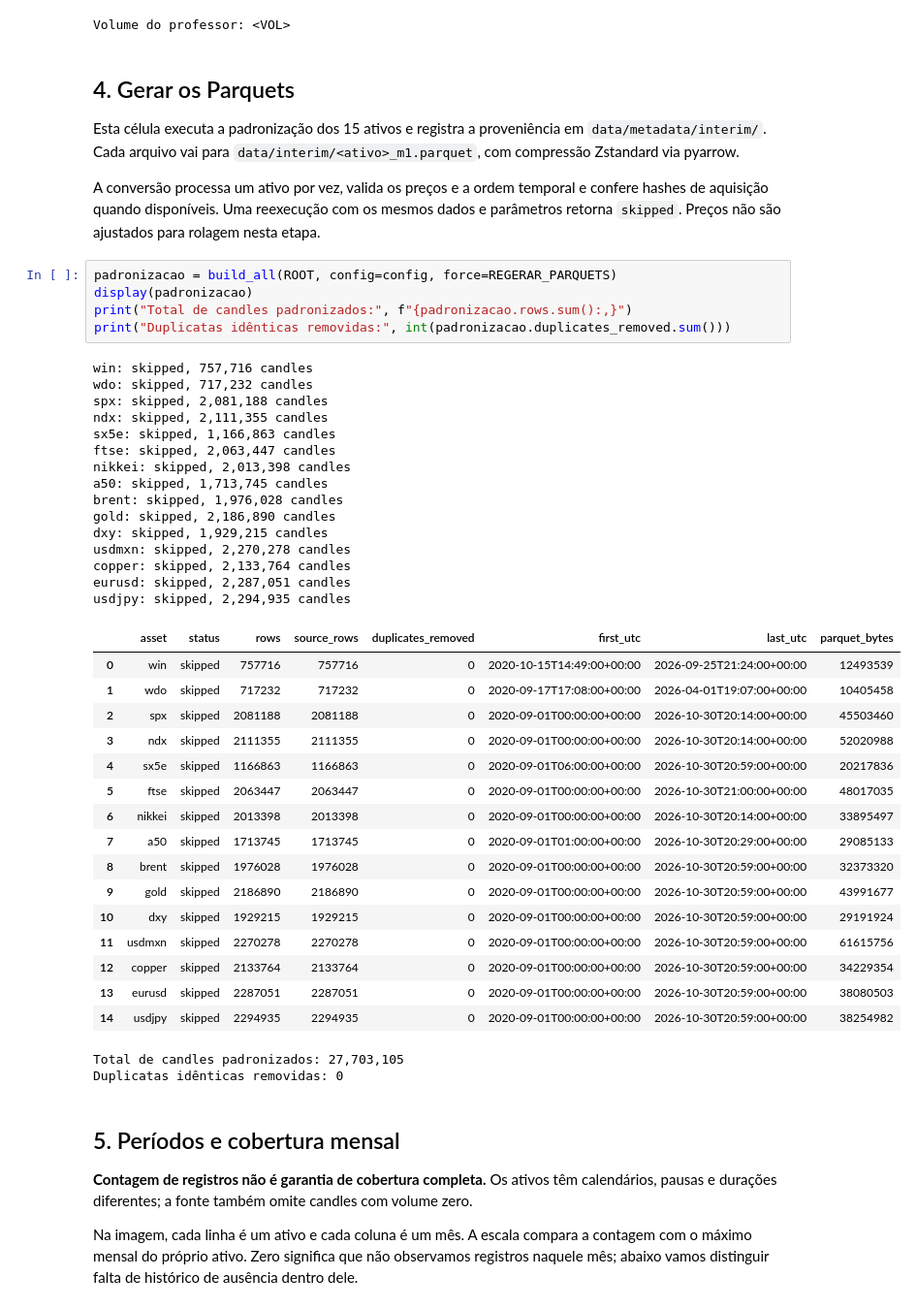
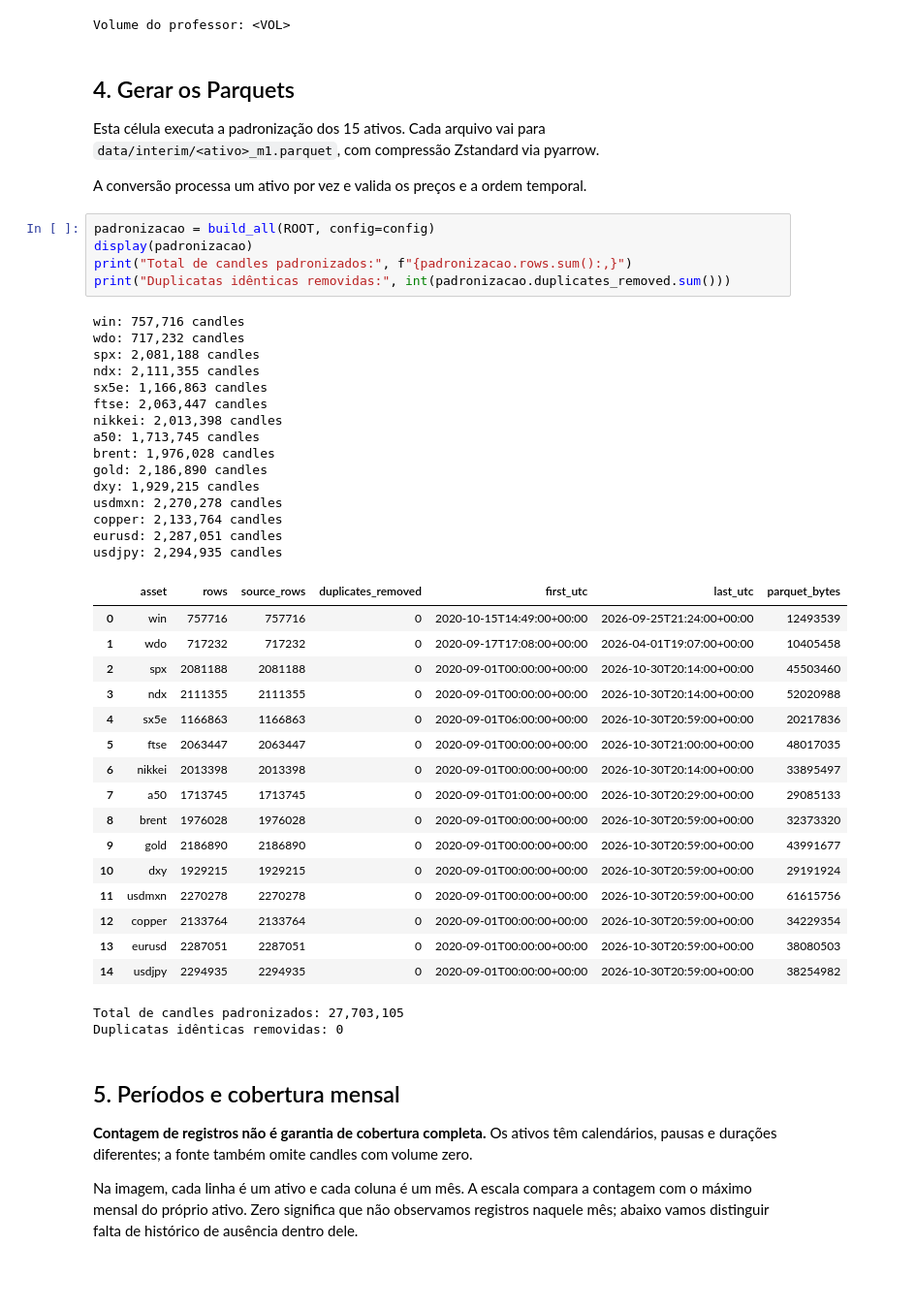
Before and after one commit to Henryque02/Data-Cience, a Jupyter notebook: notebooks/01_dados_e_qualidade.ipynb, the cells around one changed output. Shown at 97% size. Saved outputs shown, nothing was run; the diff lists cells and outputs as text; blank space fills up the shorter version.

```diff
--- a/notebooks/01_dados_e_qualidade.ipynb
+++ b/notebooks/01_dados_e_qualidade.ipynb
@@ -166,46 +149,46 @@ Volume do professor: <VOL>
 # %% [markdown]
 ## 4. Gerar os Parquets
 
-Esta célula executa a padronização dos 15 ativos e registra a proveniência em `data/metadata/interim/`. Cada arquivo vai para `data/interim/<ativo>_m1.parquet`, com compressão Zstandard via pyarrow.
+Esta célula executa a padronização dos 15 ativos. Cada arquivo vai para `data/interim/<ativo>_m1.parquet`, com compressão Zstandard via pyarrow.
 
-A conversão processa um ativo por vez, valida os preços e a ordem temporal e confere hashes de aquisição quando disponíveis. Uma reexecução com os mesmos dados e parâmetros retorna `skipped`. Preços não são ajustados para rolagem nesta etapa.
+A conversão processa um ativo por vez e valida os preços e a ordem temporal.
 # %%
-padronizacao = build_all(ROOT, config=config, force=REGERAR_PARQUETS)
+padronizacao = build_all(ROOT, config=config)
 display(padronizacao)
 print("Total de candles padronizados:", f"{padronizacao.rows.sum():,}")
 print("Duplicatas idênticas removidas:", int(padronizacao.duplicates_removed.sum()))
 # %% [output]
-win: skipped, 757,716 candles
-wdo: skipped, 717,232 candles
-spx: skipped, 2,081,188 candles
-ndx: skipped, 2,111,355 candles
-sx5e: skipped, 1,166,863 candles
-ftse: skipped, 2,063,447 candles
-nikkei: skipped, 2,013,398 candles
-a50: skipped, 1,713,745 candles
-brent: skipped, 1,976,028 candles
-gold: skipped, 2,186,890 candles
-dxy: skipped, 1,929,215 candles
-usdmxn: skipped, 2,270,278 candles
-copper: skipped, 2,133,764 candles
-eurusd: skipped, 2,287,051 candles
-usdjpy: skipped, 2,294,935 candles
+win: 757,716 candles
+wdo: 717,232 candles
+spx: 2,081,188 candles
+ndx: 2,111,355 candles
+sx5e: 1,166,863 candles
+ftse: 2,063,447 candles
+nikkei: 2,013,398 candles
+a50: 1,713,745 candles
+brent: 1,976,028 candles
+gold: 2,186,890 candles
+dxy: 1,929,215 candles
+usdmxn: 2,270,278 candles
+copper: 2,133,764 candles
+eurusd: 2,287,051 candles
+usdjpy: 2,294,935 candles
-|  | asset | status | rows | source_rows | duplicates_removed | first_utc | last_utc | parquet_bytes |
-| 0 | win | skipped | 757716 | 757716 | 0 | 2020-10-15T14:49:00+00:00 | 2026-09-25T21:24:00+00:00 | 12493539 |
-| 1 | wdo | skipped | 717232 | 717232 | 0 | 2020-09-17T17:08:00+00:00 | 2026-04-01T19:07:00+00:00 | 10405458 |
-| 2 | spx | skipped | 2081188 | 2081188 | 0 | 2020-09-01T00:00:00+00:00 | 2026-10-30T20:14:00+00:00 | 45503460 |
-| 3 | ndx | skipped | 2111355 | 2111355 | 0 | 2020-09-01T00:00:00+00:00 | 2026-10-30T20:14:00+00:00 | 52020988 |
-| 4 | sx5e | skipped | 1166863 | 1166863 | 0 | 2020-09-01T06:00:00+00:00 | 2026-10-30T20:59:00+00:00 | 20217836 |
-| 5 | ftse | skipped | 2063447 | 2063447 | 0 | 2020-09-01T00:00:00+00:00 | 2026-10-30T21:00:00+00:00 | 48017035 |
-| 6 | nikkei | skipped | 2013398 | 2013398 | 0 | 2020-09-01T00:00:00+00:00 | 2026-10-30T20:14:00+00:00 | 33895497 |
-| 7 | a50 | skipped | 1713745 | 1713745 | 0 | 2020-09-01T01:00:00+00:00 | 2026-10-30T20:29:00+00:00 | 29085133 |
-| 8 | brent | skipped | 1976028 | 1976028 | 0 | 2020-09-01T00:00:00+00:00 | 2026-10-30T20:59:00+00:00 | 32373320 |
-| 9 | gold | skipped | 2186890 | 2186890 | 0 | 2020-09-01T00:00:00+00:00 | 2026-10-30T20:59:00+00:00 | 43991677 |
-| 10 | dxy | skipped | 1929215 | 1929215 | 0 | 2020-09-01T00:00:00+00:00 | 2026-10-30T20:59:00+00:00 | 29191924 |
-| 11 | usdmxn | skipped | 2270278 | 2270278 | 0 | 2020-09-01T00:00:00+00:00 | 2026-10-30T20:59:00+00:00 | 61615756 |
-| 12 | copper | skipped | 2133764 | 2133764 | 0 | 2020-09-01T00:00:00+00:00 | 2026-10-30T20:59:00+00:00 | 34229354 |
-| 13 | eurusd | skipped | 2287051 | 2287051 | 0 | 2020-09-01T00:00:00+00:00 | 2026-10-30T20:59:00+00:00 | 38080503 |
-| 14 | usdjpy | skipped | 2294935 | 2294935 | 0 | 2020-09-01T00:00:00+00:00 | 2026-10-30T20:59:00+00:00 | 38254982 |
+|  | asset | rows | source_rows | duplicates_removed | first_utc | last_utc | parquet_bytes |
+| 0 | win | 757716 | 757716 | 0 | 2020-10-15T14:49:00+00:00 | 2026-09-25T21:24:00+00:00 | 12493539 |
+| 1 | wdo | 717232 | 717232 | 0 | 2020-09-17T17:08:00+00:00 | 2026-04-01T19:07:00+00:00 | 10405458 |
+| 2 | spx | 2081188 | 2081188 | 0 | 2020-09-01T00:00:00+00:00 | 2026-10-30T20:14:00+00:00 | 45503460 |
+| 3 | ndx | 2111355 | 2111355 | 0 | 2020-09-01T00:00:00+00:00 | 2026-10-30T20:14:00+00:00 | 52020988 |
+| 4 | sx5e | 1166863 | 1166863 | 0 | 2020-09-01T06:00:00+00:00 | 2026-10-30T20:59:00+00:00 | 20217836 |
+| 5 | ftse | 2063447 | 2063447 | 0 | 2020-09-01T00:00:00+00:00 | 2026-10-30T21:00:00+00:00 | 48017035 |
+| 6 | nikkei | 2013398 | 2013398 | 0 | 2020-09-01T00:00:00+00:00 | 2026-10-30T20:14:00+00:00 | 33895497 |
+| 7 | a50 | 1713745 | 1713745 | 0 | 2020-09-01T01:00:00+00:00 | 2026-10-30T20:29:00+00:00 | 29085133 |
+| 8 | brent | 1976028 | 1976028 | 0 | 2020-09-01T00:00:00+00:00 | 2026-10-30T20:59:00+00:00 | 32373320 |
+| 9 | gold | 2186890 | 2186890 | 0 | 2020-09-01T00:00:00+00:00 | 2026-10-30T20:59:00+00:00 | 43991677 |
+| 10 | dxy | 1929215 | 1929215 | 0 | 2020-09-01T00:00:00+00:00 | 2026-10-30T20:59:00+00:00 | 29191924 |
+| 11 | usdmxn | 2270278 | 2270278 | 0 | 2020-09-01T00:00:00+00:00 | 2026-10-30T20:59:00+00:00 | 61615756 |
+| 12 | copper | 2133764 | 2133764 | 0 | 2020-09-01T00:00:00+00:00 | 2026-10-30T20:59:00+00:00 | 34229354 |
+| 13 | eurusd | 2287051 | 2287051 | 0 | 2020-09-01T00:00:00+00:00 | 2026-10-30T20:59:00+00:00 | 38080503 |
+| 14 | usdjpy | 2294935 | 2294935 | 0 | 2020-09-01T00:00:00+00:00 | 2026-10-30T20:59:00+00:00 | 38254982 |
 Total de candles padronizados: 27,703,105
 Duplicatas idênticas removidas: 0
 # %% [markdown]
```
Also changed, not shown: parts of 11 cells of this notebook, 17 other files.
